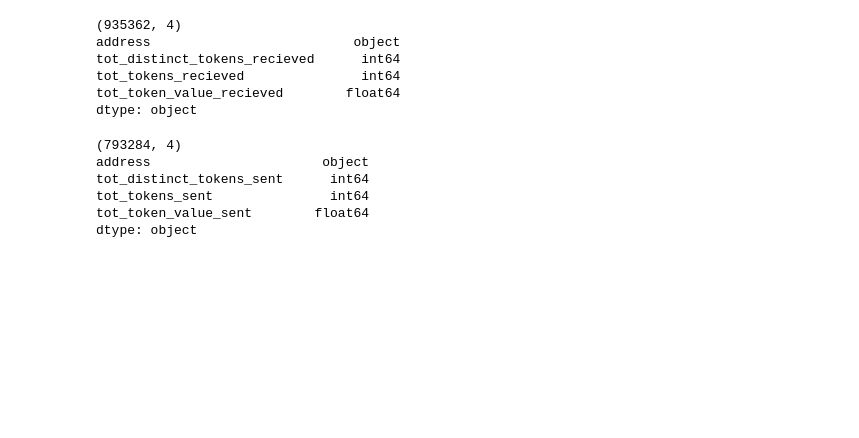
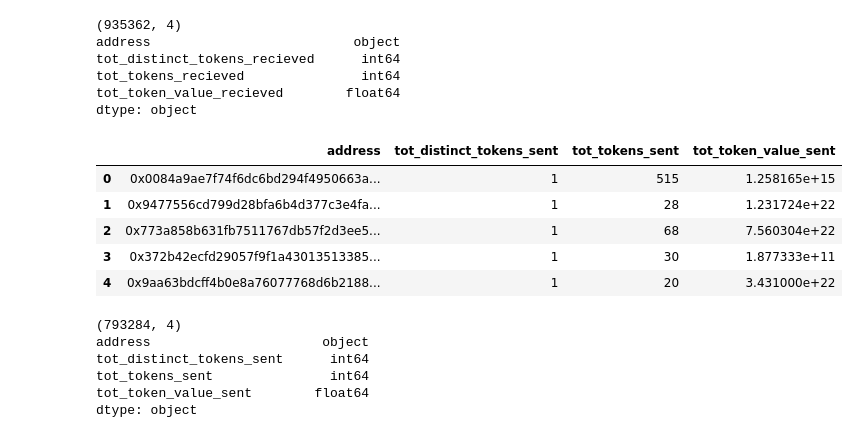
Before and after one commit to m-shilpa/ethereum-data-analysis, a Jupyter notebook: joined_data.ipynb, the cells around one changed output. Saved outputs shown, nothing was run; the diff lists cells and outputs as text; code cells hidden in the pictures; blank space fills up the shorter version.

```diff
--- a/joined_data.ipynb
+++ b/joined_data.ipynb
@@ -71,6 +98,15 @@ tot_distinct_tokens_recieved      int64
 tot_tokens_recieved               int64
 tot_token_value_recieved        float64
 dtype: object
+# %%
+tokens_sent.head(5)
+# %% [output]
+|  | address | tot_distinct_tokens_sent | tot_tokens_sent | tot_token_value_sent |
+| 0 | 0x0084a9ae7f74f6dc6bd294f4950663a... | 1 | 515 | 1.258165e+15 |
+| 1 | 0x9477556cd799d28bfa6b4d377c3e4fa... | 1 | 28 | 1.231724e+22 |
+| 2 | 0x773a858b631fb7511767db57f2d3ee5... | 1 | 68 | 7.560304e+22 |
+| 3 | 0x372b42ecfd29057f9f1a43013513385... | 1 | 30 | 1.877333e+11 |
+| 4 | 0x9aa63bdcff4b0e8a76077768d6b2188... | 1 | 20 | 3.431000e+22 |
 # %%
 print(tokens_sent.shape)
 print(tokens_sent.dtypes)
```
Also changed, not shown: parts of 3 cells of this notebook.
